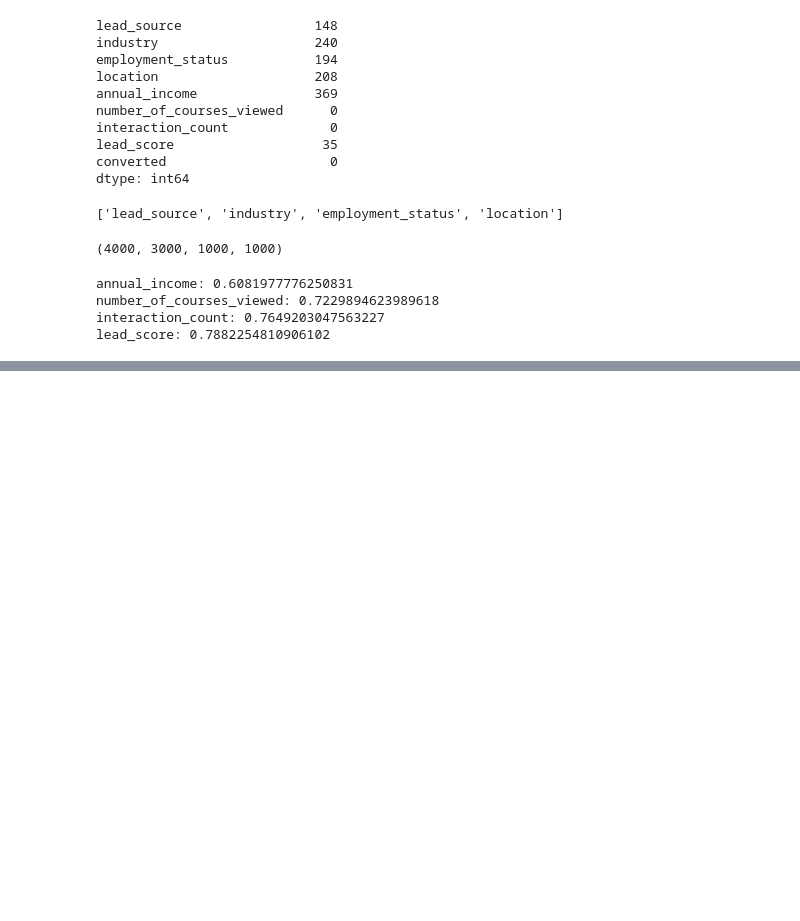
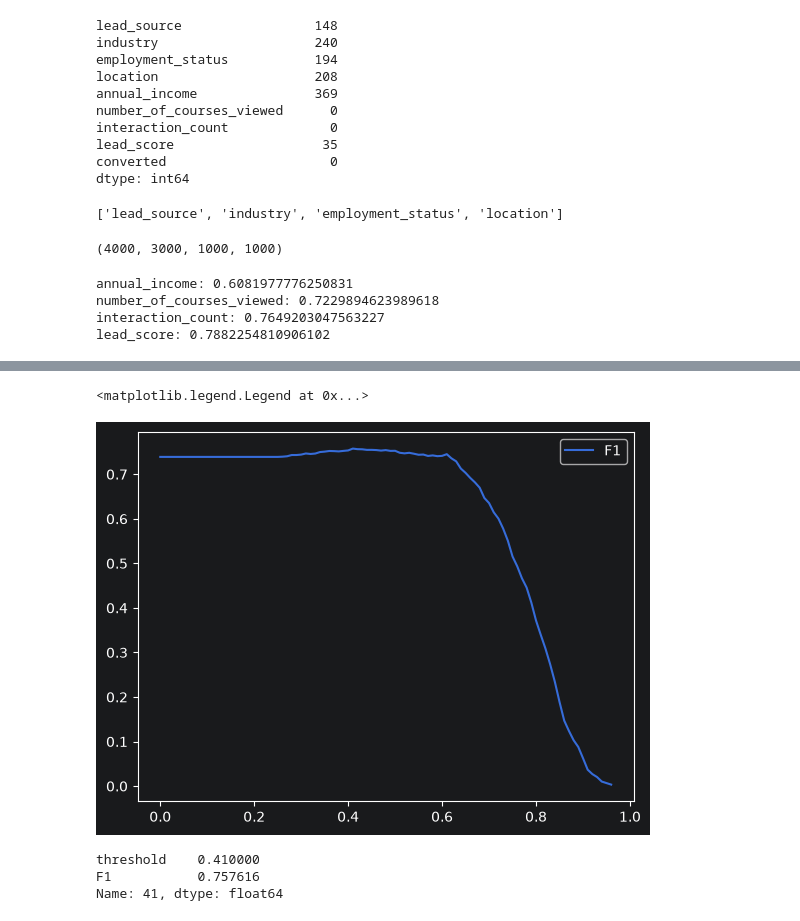
Before and after one commit to LFYMALE/Machine-Learning-Zoomcamp, a Jupyter notebook: 04-evaluation/homework.ipynb, the cells around one changed output, grey strips where cells are left out. Drawn from its saved outputs; the diff is of its cells as text; code cells hidden in the pictures; blank space fills up the shorter version.

```diff
--- a/04-evaluation/homework.ipynb
+++ b/04-evaluation/homework.ipynb
@@ -77,0 +134,14 @@ lead_score: 0.7882254810906102
+# %%
+df_scores['F1'] = 2*((df_scores.precision * df_scores.recall) / (df_scores.precision + df_scores.recall))
+# %%
+plt.plot(df_scores.threshold, df_scores.F1, label='F1')
+plt.legend()
+# %% [output]
+<matplotlib.legend.Legend at 0x...>
+[figure, added]
+# %%
+df_scores.loc[df_scores['F1'].idxmax()][['threshold', 'F1']]
+# %% [output]
+threshold    0.410000
+F1           0.757616
+Name: 41, dtype: float64
```
Also changed, not shown: parts of 12 cells of this notebook.
